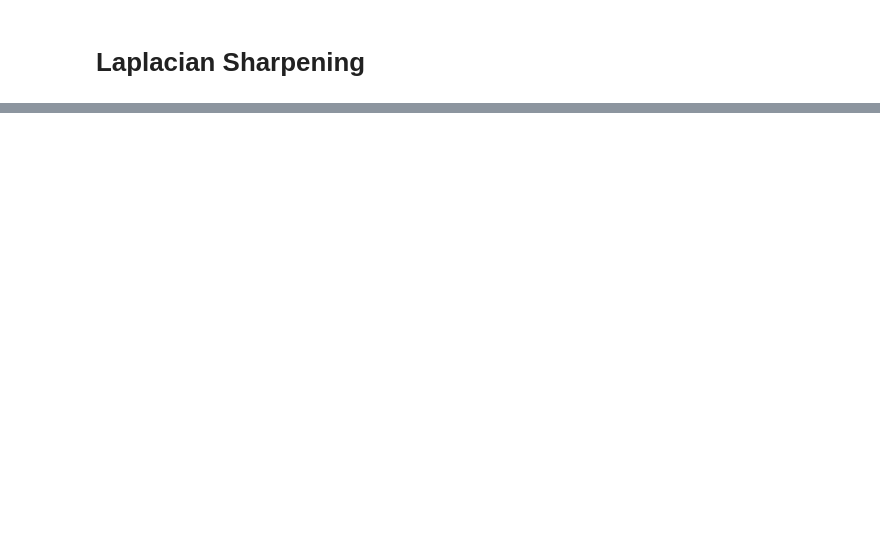
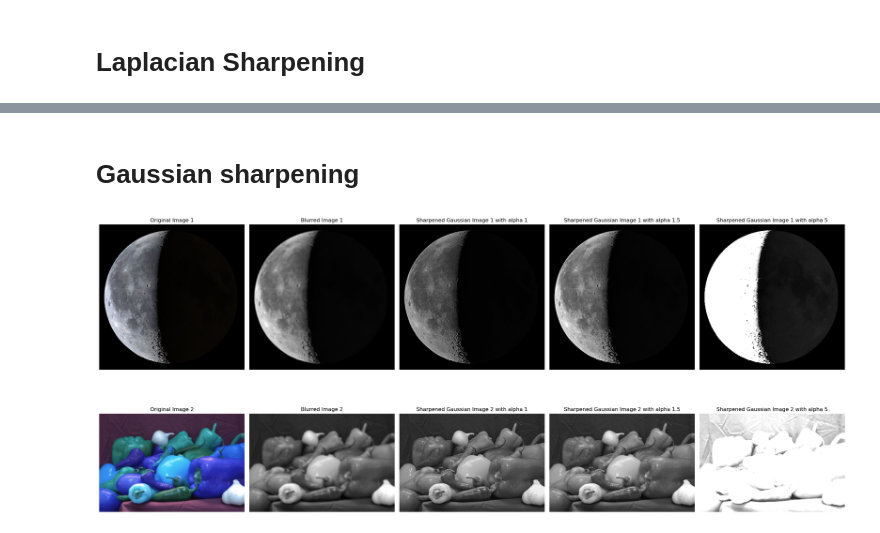
Before and after one commit to saharhaghighat/Image-Processing, a Jupyter notebook: Q2- Image Sharpening.ipynb, the cells around one changed output, grey strips where cells are left out. Drawn from its saved outputs; the diff is of its cells as text; code cells hidden in the pictures; blank space fills up the shorter version.

```diff
--- a/Q2- Image Sharpening.ipynb
+++ b/Q2- Image Sharpening.ipynb
@@ -101,0 +92,74 @@ plt.show()
+# %% [markdown]
+# Gaussian sharpening
+# %%
+blurred1 = cv.GaussianBlur(gray1, (5, 5), 0)
+sharpened_gaussian_moon1 = cv.addWeighted(gray1, alpha1, blurred1, -0.5, 0)
+sharpened_gaussian_moon2 = cv.addWeighted(gray1, alpha, blurred1, -0.5, 0)
+sharpened_gaussian_moon3 = cv.addWeighted(gray1, alpha5, blurred1, -0.5, 0)
+
+
+
+blurred2 = cv.GaussianBlur(gray2, (5, 5), 0)
+sharpened_gaussian_F1 = cv.addWeighted(gray2, alpha1, blurred2, -0.5, 0)
+sharpened_gaussian_F2 = cv.addWeighted(gray2, alpha, blurred2, -0.5, 0)
+sharpened_gaussian_F3 = cv.addWeighted(gray2, alpha5, blurred2, -0.5, 0)
+
+
+
+
+plt.figure(figsize=(24, 12))
+plt.subplot(2, 5, 1)
+plt.title('Original Image 1')
+plt.imshow(img1)
+plt.axis('off')
+
+
+plt.subplot(2, 5, 2)
+plt.title('Blurred Image 1')
+plt.imshow(blurred1, cmap='gray')
+plt.axis('off')
+
+plt.subplot(2, 5, 3)
+plt.title('Sharpened Gaussian Image 1 with alpha 1')
+plt.imshow(sharpened_gaussian_moon1,cmap='gray' )
+plt.axis('off')
+
+plt.subplot(2, 5, 4)
+plt.title('Sharpened Gaussian Image 1 with alpha 1.5')
+plt.imshow(sharpened_gaussian_moon2,cmap='gray' )
+plt.axis('off')
+
+plt.subplot(2, 5, 5)
+plt.title('Sharpened Gaussian Image 1 with alpha 5')
+plt.imshow(sharpened_gaussian_moon3,cmap='gray' )
+plt.axis('off')
+
+plt.subplot(2, 5, 6)
+plt.title('Original Image 2')
+plt.imshow(img2)
+plt.axis('off')
+
+plt.subplot(2, 5, 7)
+plt.title('Blurred Image 2')
+plt.imshow(blurred2, cmap='gray')
+plt.axis('off')
+
+plt.subplot(2, 5, 8)
+plt.title('Sharpened Gaussian Image 2 with alpha 1')
+plt.imshow(sharpened_gaussian_F1, cmap='gray')
+plt.axis('off')
+
+plt.subplot(2, 5, 9)
+plt.title('Sharpened Gaussian Image 2 with alpha 1.5')
+plt.imshow(sharpened_gaussian_F2, cmap='gray')
+plt.axis('off')
+
+plt.subplot(2, 5, 10)
+plt.title('Sharpened Gaussian Image 2 with alpha 5')
+plt.imshow(sharpened_gaussian_F3, cmap='gray')
+plt.axis('off')
+
+plt.tight_layout()
+plt.show()
+# %% [output]
+[figure, added]
```
Also changed, not shown: parts of 4 cells of this notebook.
